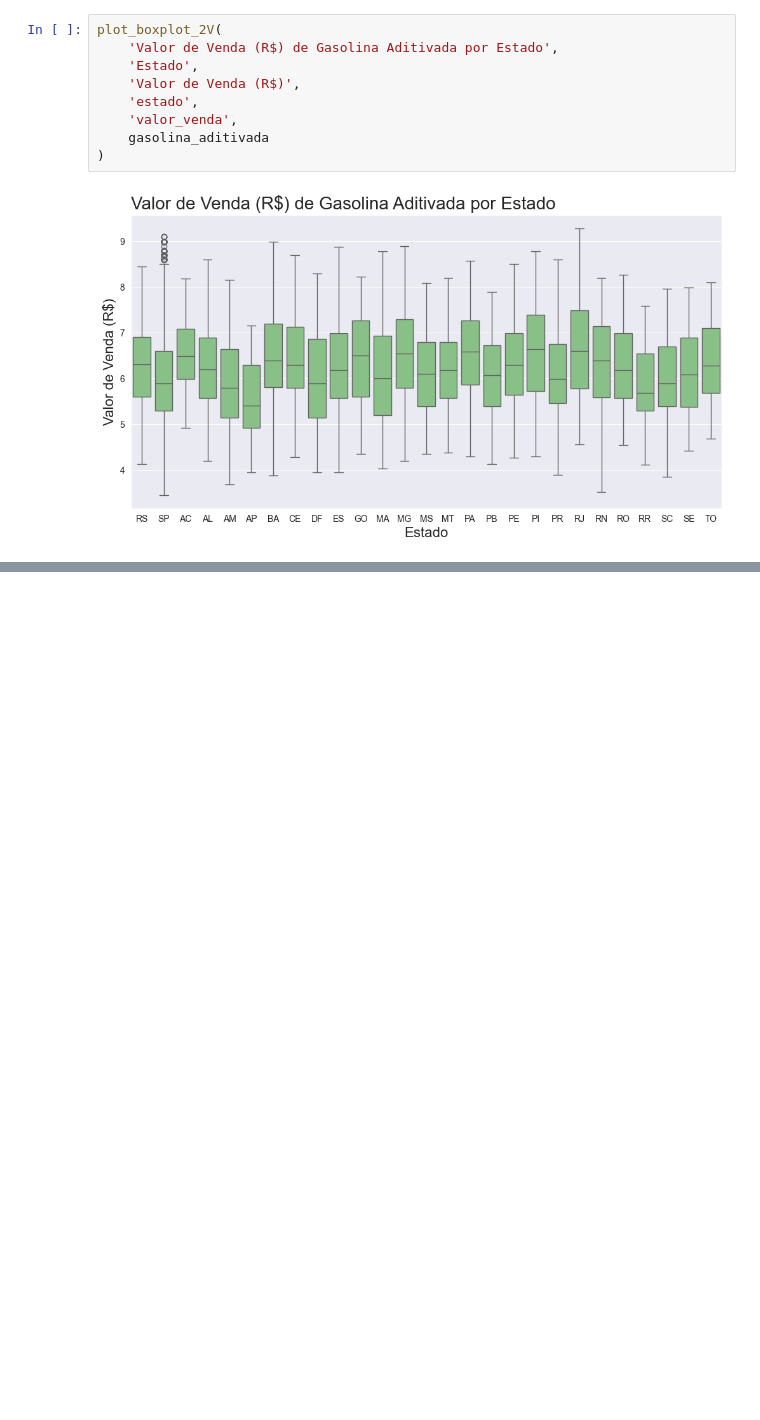
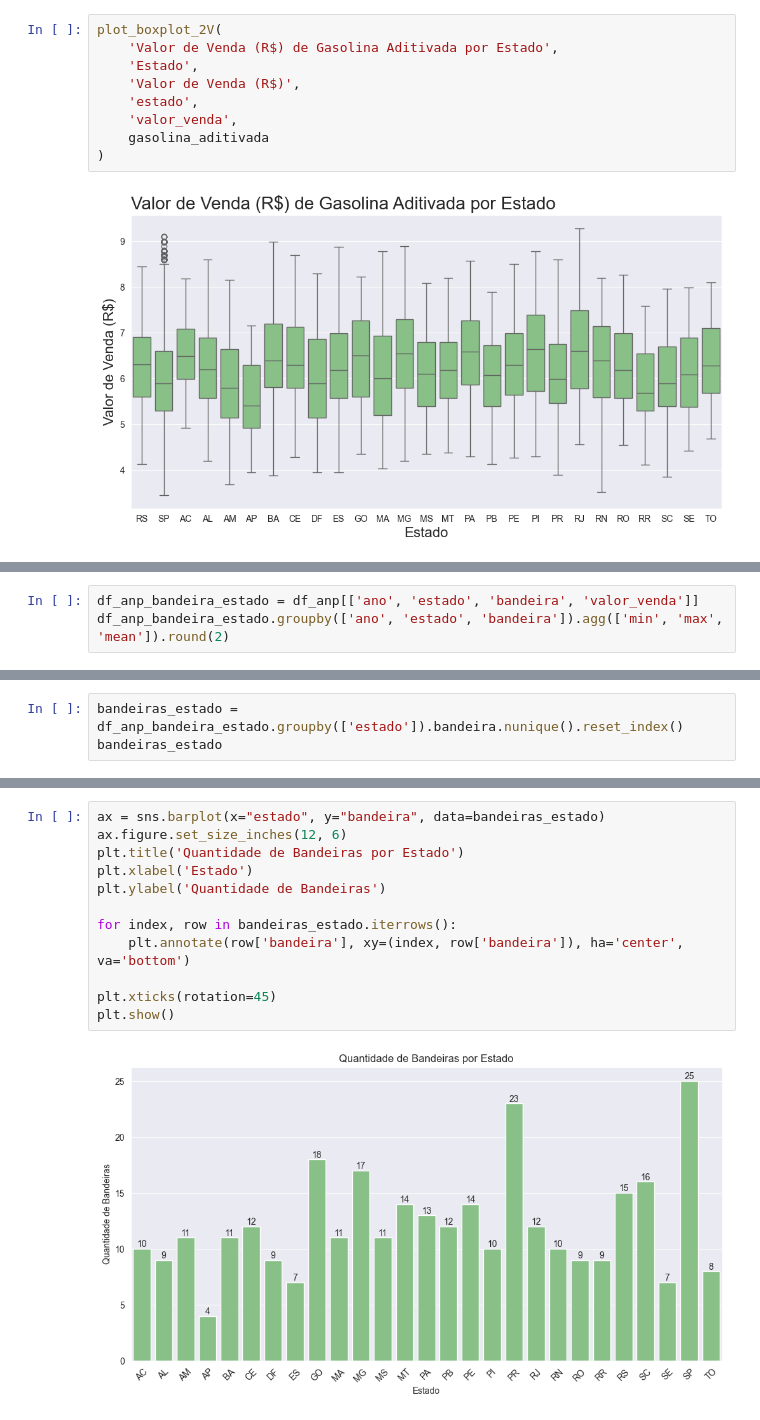
Before and after one commit to tupizz/fiap-fase04-business_analytics_petroleum_prices, a Jupyter notebook: business_analytics_fase04/insights.ipynb, the cells around one changed output, grey strips where cells are left out. Cells and saved outputs as stored; diff of their text form; blank space fills up the shorter version.

```diff
--- a/business_analytics_fase04/insights.ipynb
+++ b/business_analytics_fase04/insights.ipynb
@@ -186,0 +189,3 @@ plot_boxplot_2V(
+# %%
+df_anp_bandeira_estado = df_anp[['ano', 'estado', 'bandeira', 'valor_venda']]
+df_anp_bandeira_estado.groupby(['ano', 'estado', 'bandeira']).agg(['min', 'max', 'mean']).round(2)
@@ -186,0 +208,3 @@ plot_boxplot_2V(
+# %%
+bandeiras_estado = df_anp_bandeira_estado.groupby(['estado']).bandeira.nunique().reset_index()
+bandeiras_estado
@@ -186,0 +229,14 @@ plot_boxplot_2V(
+# %%
+ax = sns.barplot(x="estado", y="bandeira", data=bandeiras_estado)
+ax.figure.set_size_inches(12, 6)
+plt.title('Quantidade de Bandeiras por Estado')
+plt.xlabel('Estado')
+plt.ylabel('Quantidade de Bandeiras')
+
+for index, row in bandeiras_estado.iterrows():
+    plt.annotate(row['bandeira'], xy=(index, row['bandeira']), ha='center', va='bottom')
+
+plt.xticks(rotation=45)
+plt.show()
+# %% [output]
+[figure, added]
```
Also changed, not shown: parts of 5 cells of this notebook.
